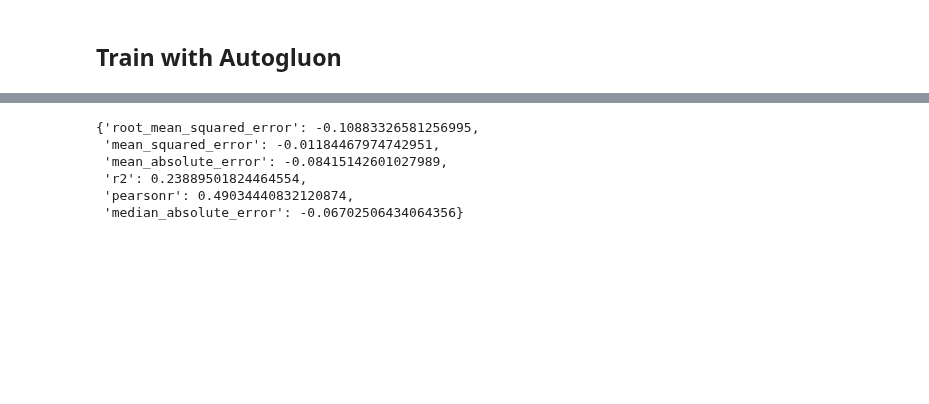
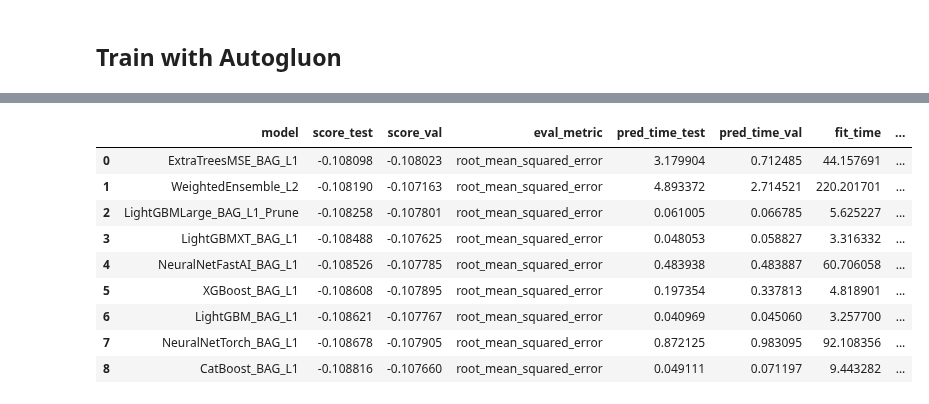
Before and after one commit to GeoSense-Freiburg/cit-sci-traits, a Jupyter notebook: notebooks/1-1_model_training/1-1-0_train_autogluon.ipynb, the cells around one changed output, grey strips where cells are left out. Saved outputs shown, nothing was run; the diff lists cells and outputs as text; code cells hidden in the pictures; blank space fills up the shorter version.

```diff
--- a/notebooks/1-1_model_training/1-1-0_train_autogluon.ipynb
+++ b/notebooks/1-1_model_training/1-1-0_train_autogluon.ipynb
@@ -57,10 +57,3 @@ for i, (_, valid_idx) in enumerate(cv_splits):
 # Randomly sample 90% of the data for training
 train_idx = Xy.sample(frac=0.9, random_state=42).index
 test_idx = Xy.index.difference(train_idx)
-# %%
-train_data = TabularDataset(Xy.loc[train_idx]).sample(
-    frac=0.01, random_state=cfg.random_seed
-)
-test_data = TabularDataset(Xy.loc[test_idx].drop(columns=["split"])).sample(
-    frac=0.01, random_state=cfg.random_seed
-)
@@ -162,10 +166,13 @@ y_pred = predictor.predict(test_data.drop(columns=[Y_cols[0]]))
-# %%
-performance = predictor.evaluate_predictions(y_true, y_pred)
-performance
-# %% [output]
-{'root_mean_squared_error': -0.10883326581256995,
- 'mean_squared_error': -0.01184467974742951,
- 'mean_absolute_error': -0.08415142601027989,
- 'r2': 0.23889501824464554,
- 'pearsonr': 0.49034440832120874,
- 'median_absolute_error': -0.06702506434064356}
+# %%
+predictor.leaderboard(test_data)
+# %% [output]
+|  | model | score_test | score_val | eval_metric | pred_time_test | pred_time_val | fit_time | ... |
+| 0 | ExtraTreesMSE_BAG_L1 | -0.108098 | -0.108023 | root_mean_squared_error | 3.179904 | 0.712485 | 44.157691 | ... |
+| 1 | WeightedEnsemble_L2 | -0.108190 | -0.107163 | root_mean_squared_error | 4.893372 | 2.714521 | 220.201701 | ... |
+| 2 | LightGBMLarge_BAG_L1_Prune | -0.108258 | -0.107801 | root_mean_squared_error | 0.061005 | 0.066785 | 5.625227 | ... |
+| 3 | LightGBMXT_BAG_L1 | -0.108488 | -0.107625 | root_mean_squared_error | 0.048053 | 0.058827 | 3.316332 | ... |
+| 4 | NeuralNetFastAI_BAG_L1 | -0.108526 | -0.107785 | root_mean_squared_error | 0.483938 | 0.483887 | 60.706058 | ... |
+| 5 | XGBoost_BAG_L1 | -0.108608 | -0.107895 | root_mean_squared_error | 0.197354 | 0.337813 | 4.818901 | ... |
+| 6 | LightGBM_BAG_L1 | -0.108621 | -0.107767 | root_mean_squared_error | 0.040969 | 0.045060 | 3.257700 | ... |
+| 7 | NeuralNetTorch_BAG_L1 | -0.108678 | -0.107905 | root_mean_squared_error | 0.872125 | 0.983095 | 92.108356 | ... |
+| 8 | CatBoost_BAG_L1 | -0.108816 | -0.107660 | root_mean_squared_error | 0.049111 | 0.071197 | 9.443282 | ... |
```
Also changed, not shown: parts of 11 cells of this notebook.
